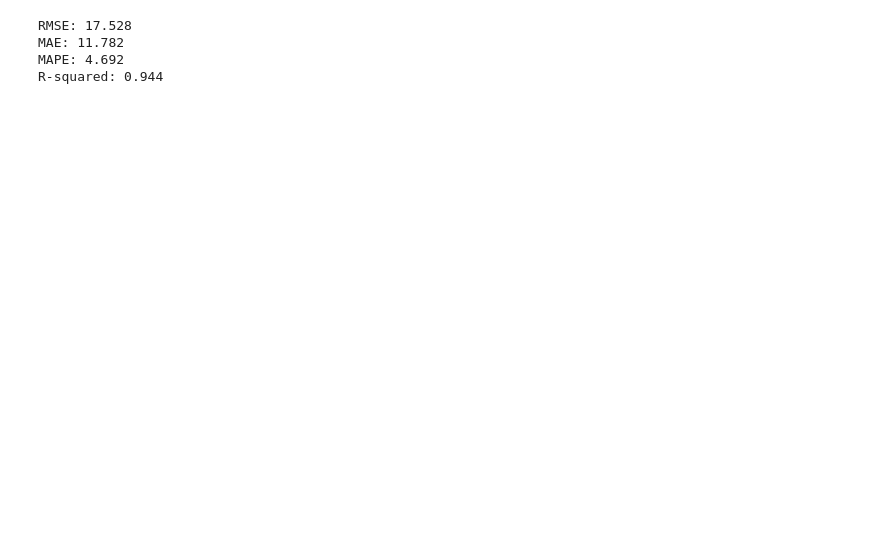
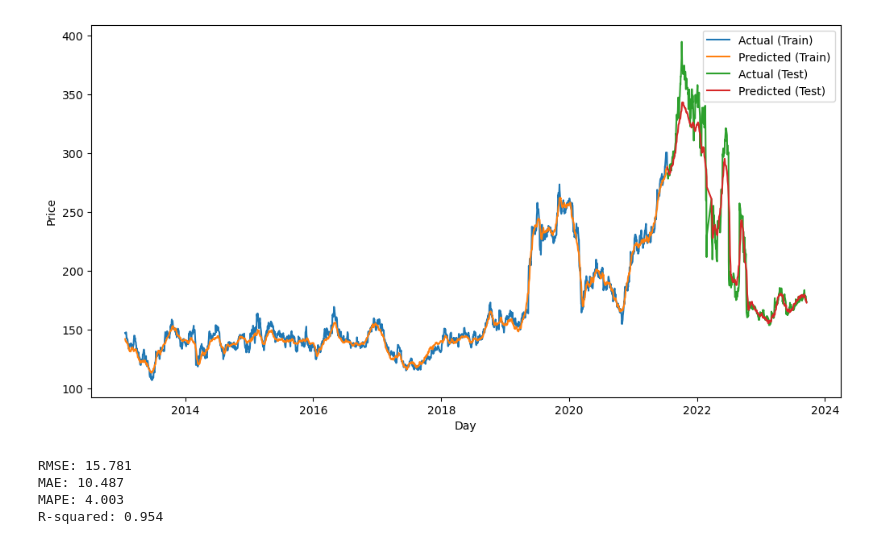
Before and after one commit to KelThuzedd/finrinkizxc, a Jupyter notebook: actualochka/utils.ipynb, the cells around one changed output. Saved outputs shown, nothing was run; the diff lists cells and outputs as text; code cells hidden in the pictures; blank space fills up the shorter version.

```diff
--- a/actualochka/utils.ipynb
+++ b/actualochka/utils.ipynb
@@ -121,5 +154,6 @@ inv_y_train = invert_scaling_for_actual(y_train_ltsm, X_train_ltsm_res, n_featur
 inv_yhat = invert_scaling_for_forecast(yhat, X_test_ltsm_res, n_features, scaler)
 inv_y_test = invert_scaling_for_actual(y_test_ltsm, X_test_ltsm_res, n_features, scaler)
 
-plot_results(inv_y_train, inv_y_test, inv_yhat)
+yhat_train = model.predict(X_train_ltsm)
+inv_yhat_train = invert_scaling_for_forecast(yhat_train, X_train_ltsm_res, n_features, scaler)
 # %% [output]
@@ -128,12 +162,30 @@ plot_results(inv_y_train, inv_y_test, inv_yhat)
+# %%
+# Создаем датафреймы для каждого массива
+df_yhat_train = pd.DataFrame({'yhat_train': inv_yhat_train})
+df_yhat = pd.DataFrame({'yhat': inv_yhat})
+df_y_test = pd.DataFrame({'y_test': inv_y_test})
+df_y_train = pd.DataFrame({'y_train': inv_y_train})
+
+# Объединяем их в один датафрейм
+result_df_pred = pd.concat([df_yhat_train, df_yhat], axis=0)
+result_df_true = pd.concat([df_y_train,df_y_test], axis=0)
+result_df_true = result_df_true.reset_index()
+result_df_pred = result_df_pred.reset_index()
+result_df_true['Дата'] = date_df
+results_all = pd.concat([result_df_true,result_df_pred], axis=1)
+results_all=results_all.drop(columns='index')
+plot_results(results_all['y_train'], results_all['y_test'], results_all['yhat'],results_all['yhat_train'],results_all['Дата'])
+# %% [output]
+[figure, added]
 # %%
 # Использование функции для расчета метрик
-metrics = calculate_metrics(inv_y_test, inv_yhat)
+metrics = calculate_metrics( results_all['y_test'].dropna(), results_all['yhat'].dropna())
 
 # Вывод результатов
 for metric_name, value in metrics.items():
     print(f"{metric_name}: {value:.3f}")
 # %% [output]
-RMSE: 17.528
-MAE: 11.782
-MAPE: 4.692
-R-squared: 0.944
+RMSE: 15.781
+MAE: 10.487
+MAPE: 4.003
+R-squared: 0.954
```
Also changed, not shown: parts of 11 cells of this notebook, 48 other files.
